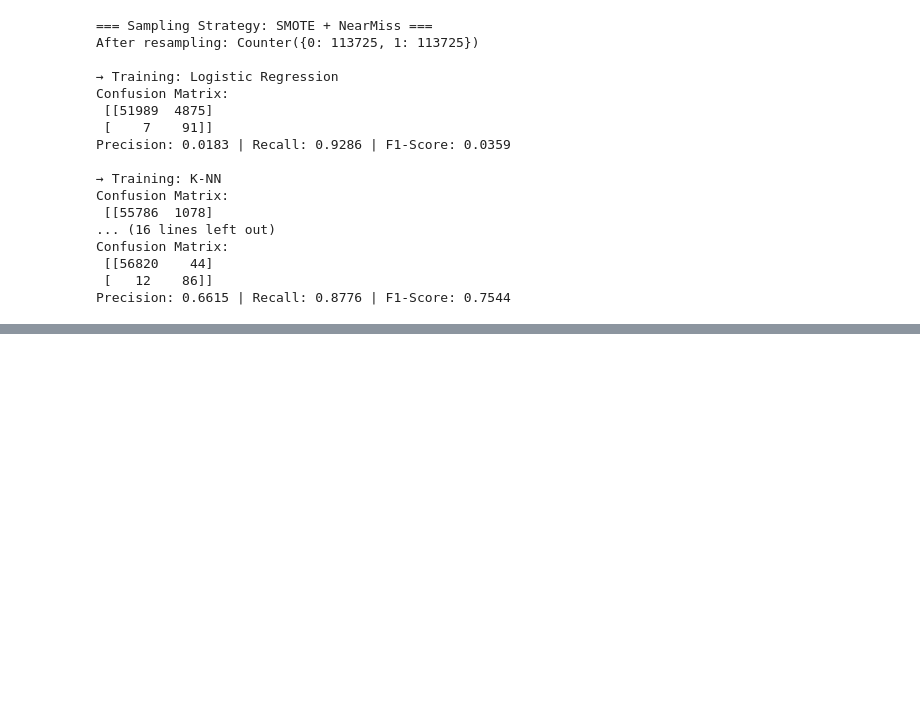
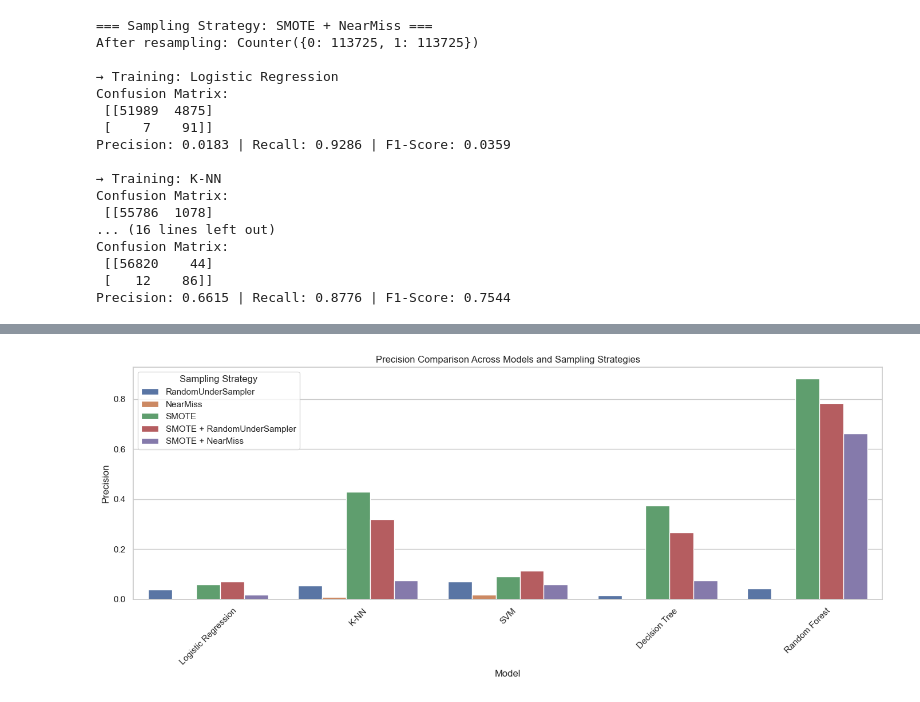
Before and after one commit to arvianta/FP_MachineLearning_CreditFraudDetection, a Jupyter notebook: code.ipynb, the cells around one changed output, grey strips where cells are left out. Drawn from its saved outputs; the diff is of its cells as text; code cells hidden in the pictures; blank space fills up the shorter version.

```diff
--- a/code.ipynb
+++ b/code.ipynb
@@ -444,0 +474,16 @@ Precision: 0.6615 | Recall: 0.8776 | F1-Score: 0.7544
+# %%
+# Plot Precision Comparison
+plt.figure(figsize=(14, 6))
+sns.barplot(
+    data=results_df,
+    x="Model",
+    y="Precision",
+    hue="Sampling"
+)
+plt.title("Precision Comparison Across Models and Sampling Strategies")
+plt.xticks(rotation=45)
+plt.legend(title="Sampling Strategy")
+plt.tight_layout()
+plt.show()
+# %% [output]
+[figure, added]
```
Also changed, not shown: parts of 3 cells of this notebook.
